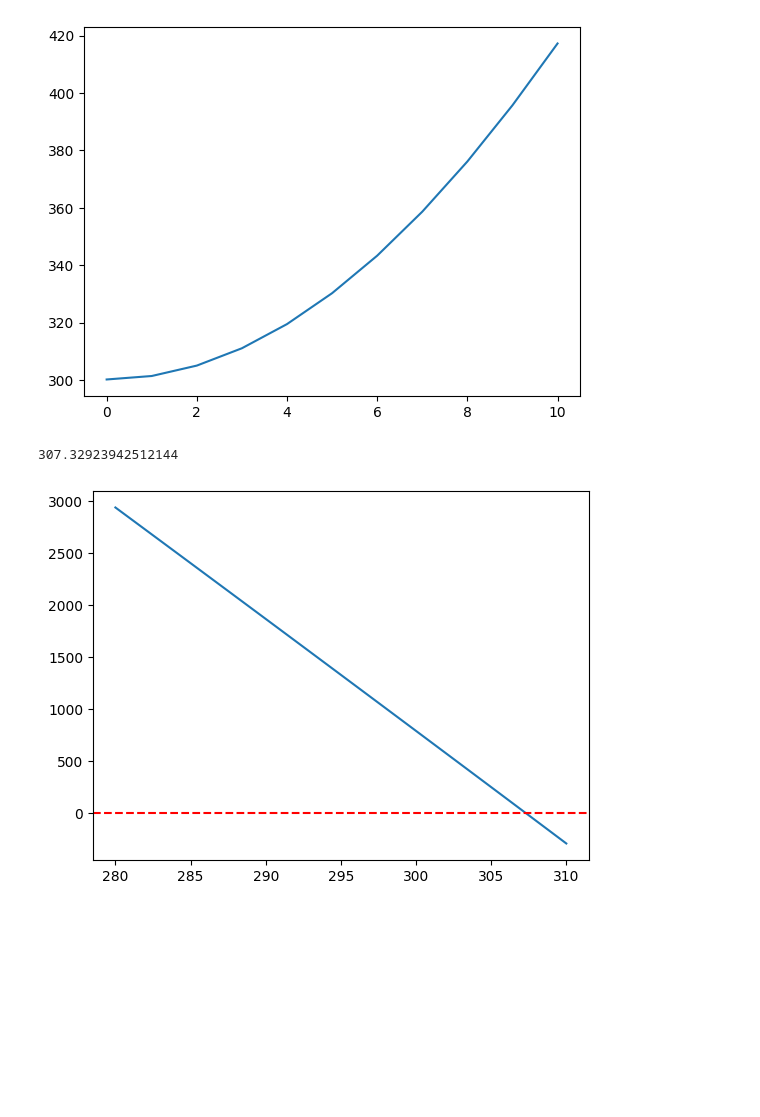
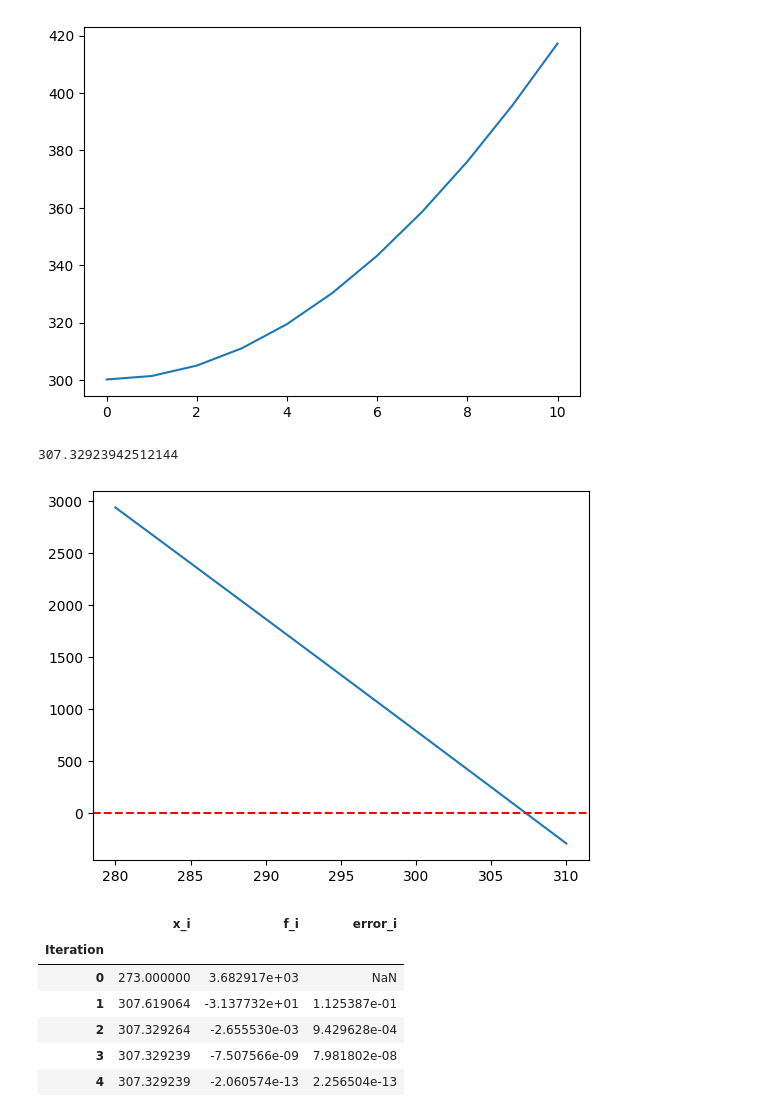
Before and after one commit to Luis-Condor/heat-transfer, a Jupyter notebook: ch_1.ipynb, the cells around one changed output. Cells and saved outputs as stored; diff of their text form; code cells hidden in the pictures; blank space fills up the shorter version.

```diff
--- a/ch_1.ipynb
+++ b/ch_1.ipynb
@@ -209,35 +314,42 @@ l = 0.003                   # m (skin/fat layer)
 k = 0.3                     # W/mK (effective thermal conductivity)
 surf_area = 1.8             # m**2 (person surface area)
 emissivity = 0.95           # (surface emissivity constant)
-t_surroundings = 297        # K (temperature of large surface surroundings)
+T_sur = 297        # K (temperature of large surface surroundings)
 
 # Case 1: person surrounding by air at t_fluid = 297K and h=2W/n2/K
 t_air = 297
 h = 2                       # W/m2/K
 # equation solved manually:
 # k * (Ti-Ts) / L = h*(Ts-Tinf) + epsilon*sigma*(Ts**4 - Tsurf**4)
 # set the left side equal to zero:
 # 0 = k * (Ti-Ts) / L - h*(Ts-Tinf) - epsilon*sigma*(Ts**4 - Tsurf**4)
 
 # Can't solve this function explicitly
 # Therefore, create a function and find the zeros of this function to obtain implict Ts values
 # f(Ts) = 0 = k * (Ti-Ts) / L - h*(Ts-Tinf) - epsilon*sigma*(Ts**4 - Tsurf**4)
 
 def t_skin_surf(t_surf):
- return k * (t_skin_inner-t_surf) / l - h*(t_surf-t_air) - emissivity*sigma*(t_surf**4 - t_surroundings**4)
+ return k * (t_skin_inner-t_surf) / l - h*(t_surf-t_air) - emissivity*sigma*(t_surf**4 - T_sur**4)
 
 t_surf_secant, f_zero_secant, error, df =  modified_secant(f_x=t_skin_surf, target_f_x=0, x_0=273)
 
 print(t_surf_secant)
 
 # Idea! Plot the function first :)
 t_surf          = np.linspace(280, 310, 100)
-f_zero_t_surf   = k*(t_skin_inner-t_surf)/l - h*(t_surf-t_air) - emissivity*sigma*(t_surf**4 - t_surroundings**4)
+f_zero_t_surf   = k*(t_skin_inner-t_surf)/l - h*(t_surf-t_air) - emissivity*sigma*(t_surf**4 - T_sur**4)
 
 # value seems to be around 307K = 34C
 plt.plot(t_surf, f_zero_t_surf)
-plt.axhline(y=0, color='red', linestyle='--', label=f'Modified secant solution when f(t_surf)=0K')
+plt.axhline(y=0, color='red', linestyle='--', label=f'Modifiled secant solution when f(t_surf)=0K')
 plt.show();
 # %% [output]
 307.32923942512144
 [figure]
+|  | x_i | f_i | error_i |
+| Iteration |  |  |  |
+| 0 | 273.000000 | 3.682917e+03 | NaN |
+| 1 | 307.619064 | -3.137732e+01 | 1.125387e-01 |
+| 2 | 307.329264 | -2.655530e-03 | 9.429628e-04 |
+| 3 | 307.329239 | -7.507566e-09 | 7.981802e-08 |
+| 4 | 307.329239 | -2.060574e-13 | 2.256504e-13 |
```
Also changed, not shown: parts of 7 cells of this notebook.
